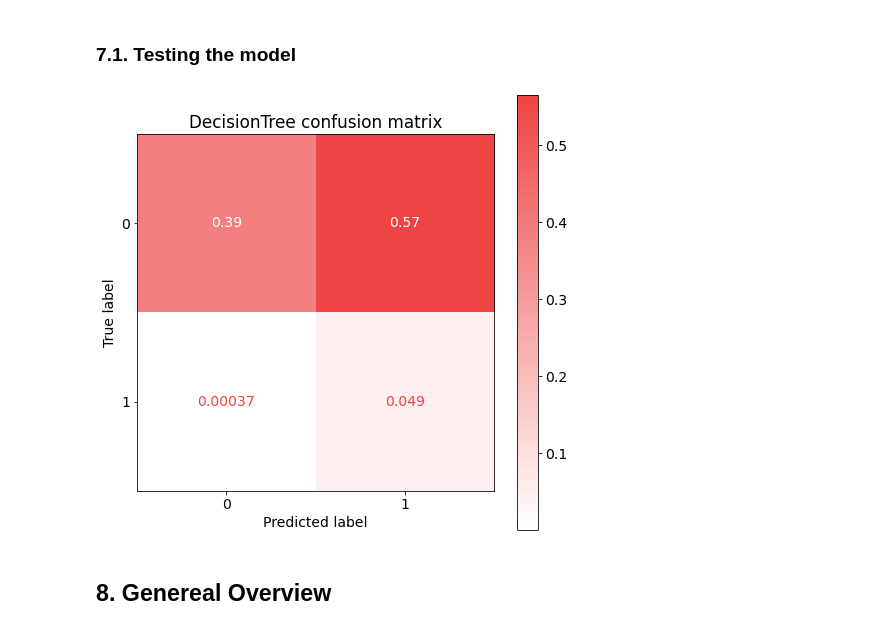
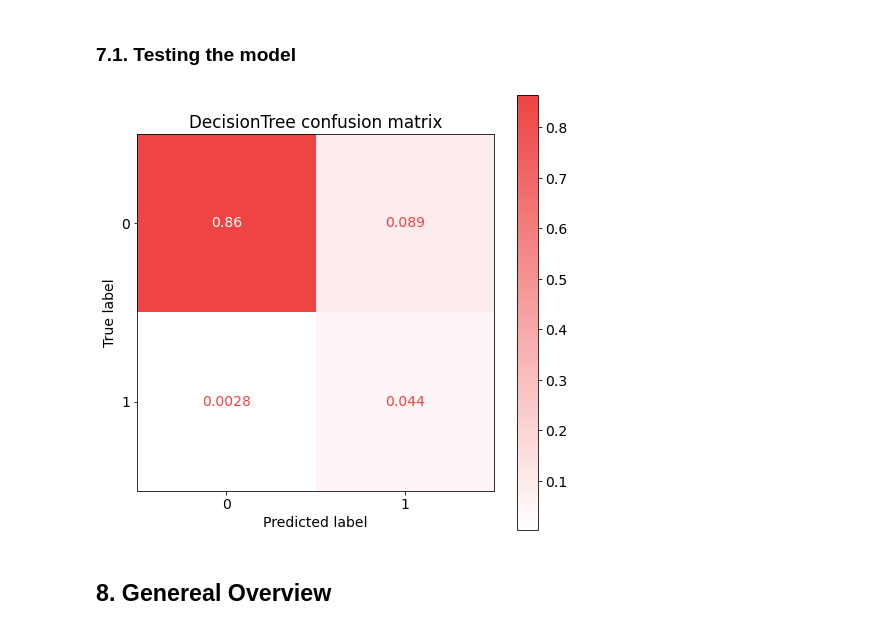
Before and after one commit to FelixLuciano/Fake-JobPosting-Prediction, a Jupyter notebook: notebooks/Predictive_model.ipynb, the cells around one changed output. Saved outputs shown, nothing was run; the diff lists cells and outputs as text; code cells hidden in the pictures.

Commit message:
Fix DecisionTree Confusion Matrix Plot

```diff
--- a/notebooks/Predictive_model.ipynb
+++ b/notebooks/Predictive_model.ipynb
@@ -362,15 +362,15 @@ DecisionTree_model = Split_train_model(dataset, classifier=DecisionTreeClassifie
 # %%
 DecisionTree_accuracy, DecisionTree_confusion = DecisionTree_model.test()
 
 # Plot a heat map with the obtained values
 fig = plt.figure(figsize=(8, 8))
 ax = plt.axes(title="DecisionTree confusion matrix")
-ConfusionMatrixDisplay(GaussianNB_confusion).plot(ax=ax, cmap=insper_colormap)
+ConfusionMatrixDisplay(DecisionTree_confusion).plot(ax=ax, cmap=insper_colormap)
 plt.rcParams["font.size"] = "14"
 plt.savefig("plots/DecisionTree_confusion_matrix.png", dpi=300)
 plt.show()
 # %% [output]
-[figure, old version]
+[figure, new version]
 # %% [markdown]
 ## 8. Genereal Overview
 # %%
```
Also changed, not shown: parts of 3 cells of this notebook, 4 other files.
